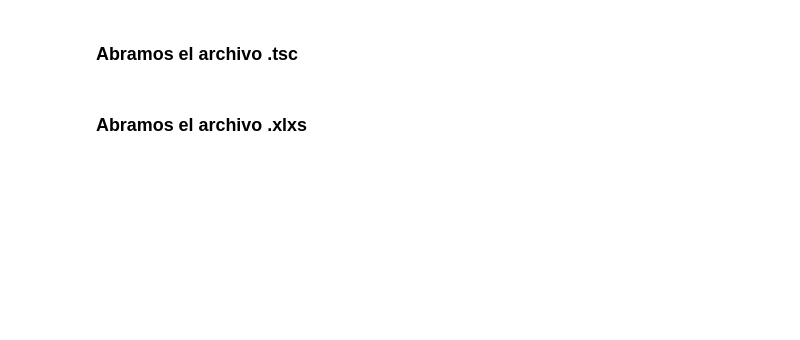
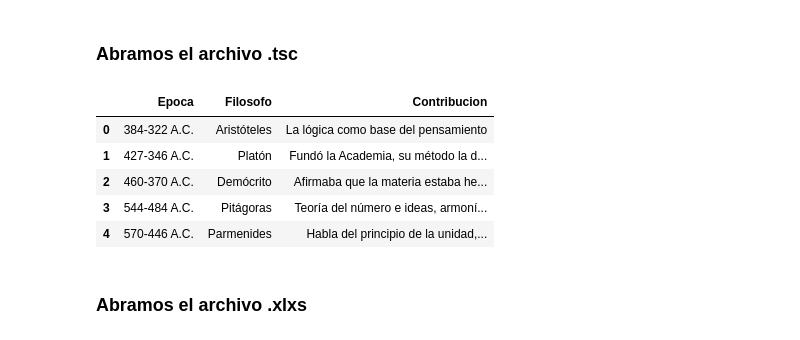
Before and after one commit to cosmocaos/Introduccion_a_Python, a Jupyter notebook: Entrada_y_Salida.ipynb, the cells around one changed output. Cells and saved outputs as stored; diff of their text form; code cells hidden in the pictures; blank space fills up the shorter version.

```diff
--- a/Entrada_y_Salida.ipynb
+++ b/Entrada_y_Salida.ipynb
@@ -79,2 +96,11 @@ Abrir, manipular y almacenar cambios en un archivo, es más fácil usando la lib
+# %%
+filosofost
+# %% [output]
+|  | Epoca | Filosofo | Contribucion |
+| 0 | 384-322 A.C. | Aristóteles | La lógica como base del pensamiento |
+| 1 | 427-346 A.C. | Platón | Fundó la Academia, su método la d... |
+| 2 | 460-370 A.C. | Demócrito | Afirmaba que la materia estaba he... |
+| 3 | 544-484 A.C. | Pitágoras | Teoría del número e ideas, armoní... |
+| 4 | 570-446 A.C. | Parmenides | Habla del principio de la unidad,... |
 # %% [markdown]
 ### Abramos el archivo .xlxs
```
Also changed, not shown: parts of 13 cells of this notebook.
